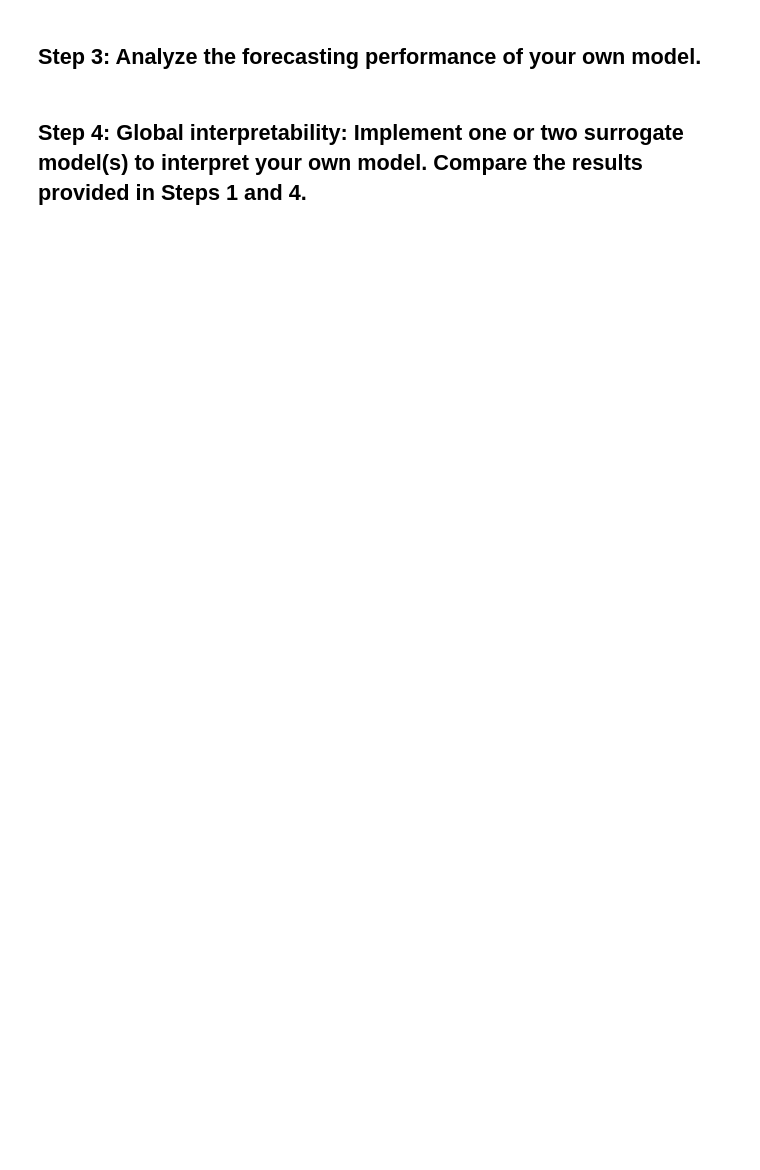
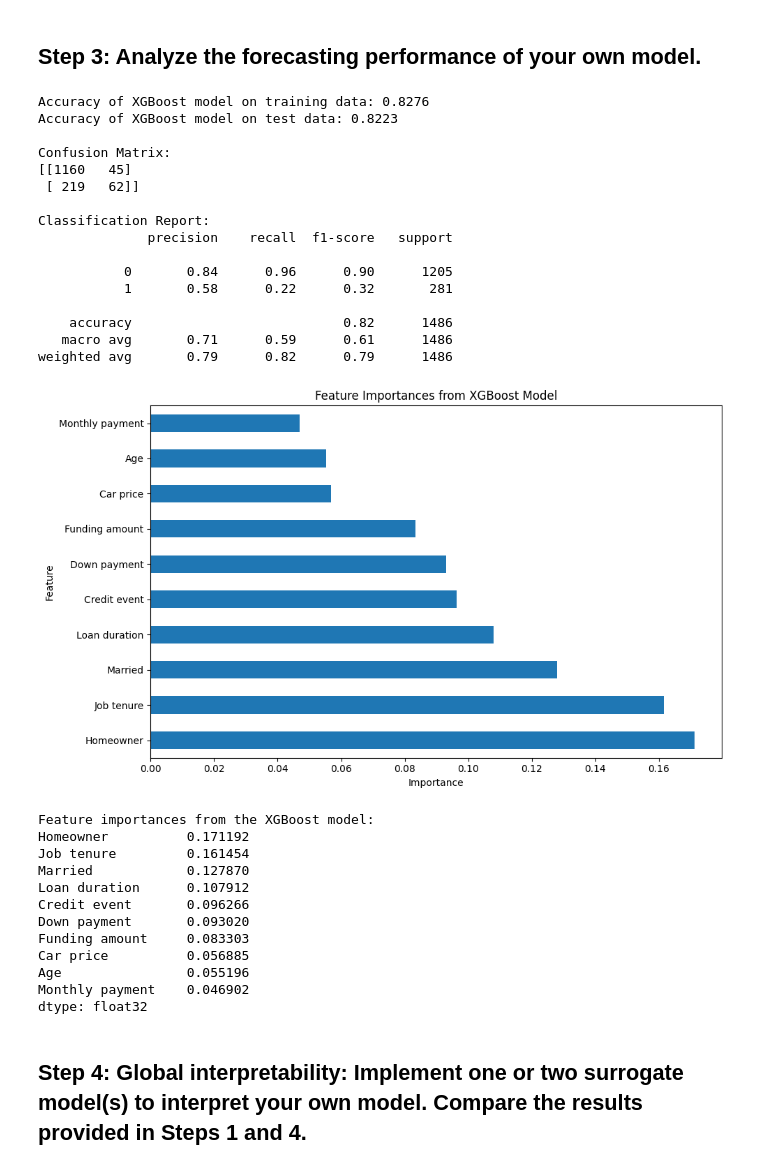
Before and after one commit to agossetX/interpretability_algorithmic_fairness_group_2, a Jupyter notebook: main.ipynb, the cells around one changed output. Cells and saved outputs as stored; diff of their text form; code cells hidden in the pictures; blank space fills up the shorter version.

```diff
--- a/main.ipynb
+++ b/main.ipynb
@@ -13,4 +133,69 @@ df = pd.read_excel('dataproject2024.xlsx')
 # %% [markdown]
 ## Step 3: Analyze the forecasting performance of your own model.
+# %%
+from sklearn.metrics import accuracy_score, confusion_matrix, classification_report
+import matplotlib.pyplot as plt
+import pandas as pd
+
+# Make predictions on the test set
+y_pred = xgb_model.predict(X_test)
+
+# Evaluate the model performance
+xgb_test_accuracy = accuracy_score(y_test, y_pred)
+xgb_train_accuracy = accuracy_score(y_train, xgb_model.predict(X_train))
+conf_matrix = confusion_matrix(y_test, y_pred)
+class_report = classification_report(y_test, y_pred)
+
+# Display results
+print(f"Accuracy of XGBoost model on training data: {xgb_train_accuracy:.4f}")
+print(f"Accuracy of XGBoost model on test data: {xgb_test_accuracy:.4f}")
+print("\nConfusion Matrix:")
+print(conf_matrix)
+print("\nClassification Report:")
+print(class_report)
+
+# Feature importances
+importances = pd.Series(xgb_model.feature_importances_, index=X.columns).sort_values(ascending=False)
+
+# Visualize feature importances
+plt.figure(figsize=(10, 6))
+importances.plot(kind='barh')
+plt.title('Feature Importances from XGBoost Model')
+plt.xlabel('Importance')
+plt.ylabel('Feature')
+plt.show()
+
+print("\nFeature importances from the XGBoost model:")
+print(importances)
+# %% [output]
+Accuracy of XGBoost model on training data: 0.8276
+Accuracy of XGBoost model on test data: 0.8223
+
+Confusion Matrix:
+[[1160   45]
+ [ 219   62]]
+
+Classification Report:
+              precision    recall  f1-score   support
+
+           0       0.84      0.96      0.90      1205
+           1       0.58      0.22      0.32       281
+
+    accuracy                           0.82      1486
+   macro avg       0.71      0.59      0.61      1486
+weighted avg       0.79      0.82      0.79      1486
+[figure, added]
+Feature importances from the XGBoost model:
+Homeowner          0.171192
+Job tenure         0.161454
+Married            0.127870
+Loan duration      0.107912
+Credit event       0.096266
+Down payment       0.093020
+Funding amount     0.083303
+Car price          0.056885
+Age                0.055196
+Monthly payment    0.046902
+dtype: float32
 # %% [markdown]
 ## Step 4: Global interpretability: Implement one or two surrogate model(s) to interpret your own model. Compare the results provided in Steps 1 and 4.
```
Also changed, not shown: parts of 14 cells of this notebook, 9 other files.
